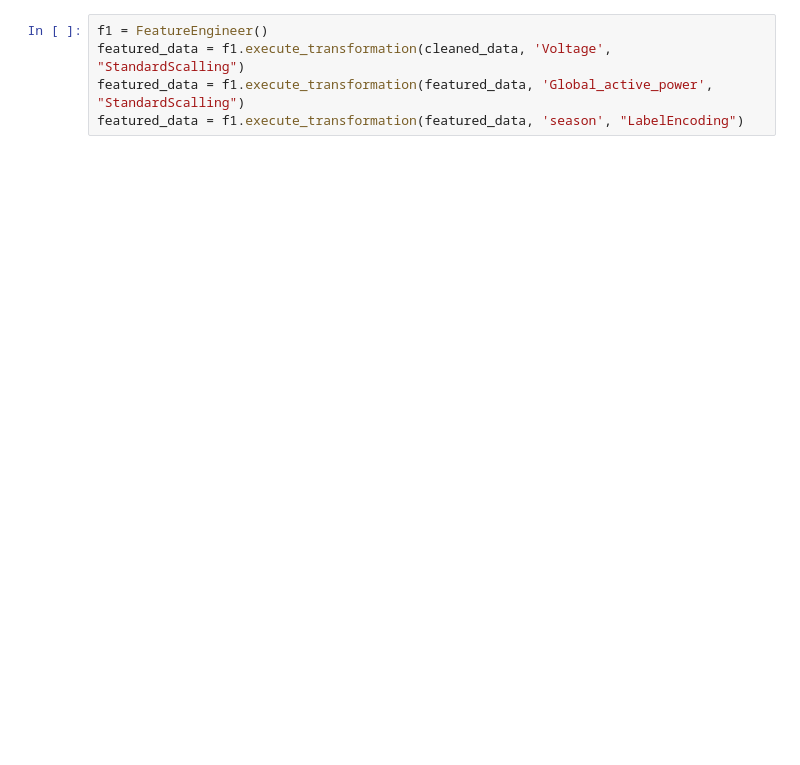
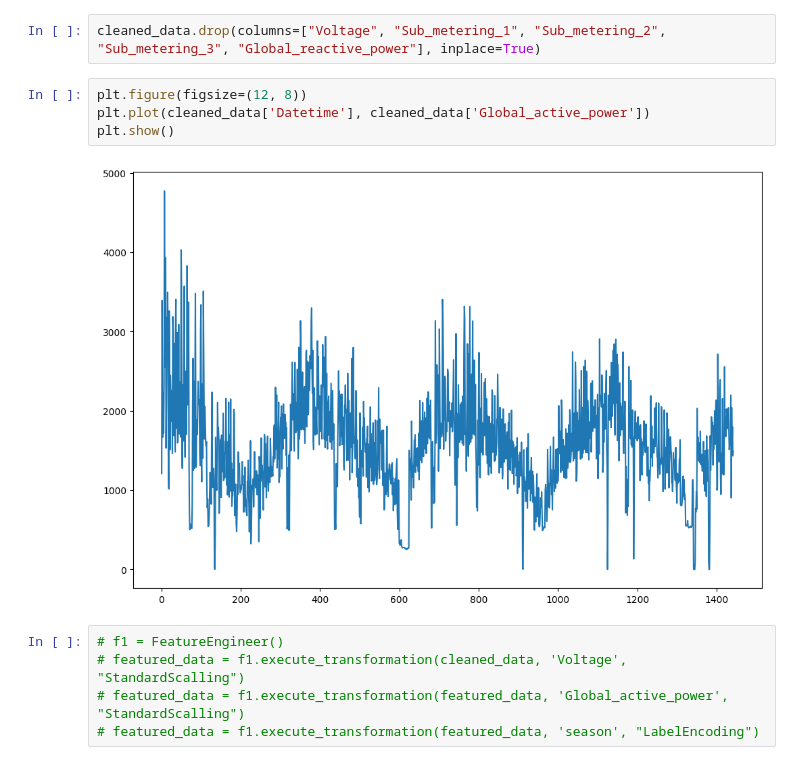
Before and after one commit to yuvraj-rathod-1202/Electricity_Consumption_Predictor, a Jupyter notebook: model_prep.ipynb, the cells around one changed output. Cells and saved outputs as stored; diff of their text form; blank space fills up the shorter version.

```diff
--- a/model_prep.ipynb
+++ b/model_prep.ipynb
@@ -64,6 +68,14 @@ cleaned_data
+# %%
+cleaned_data.drop(columns=["Voltage", "Sub_metering_1", "Sub_metering_2", "Sub_metering_3", "Global_reactive_power"], inplace=True)
+# %%
+plt.figure(figsize=(12, 8))
+plt.plot(cleaned_data['Datetime'], cleaned_data['Global_active_power'])
+plt.show()
+# %% [output]
+[figure, added]
 # %%
-f1 = FeatureEngineer()
-featured_data = f1.execute_transformation(cleaned_data, 'Voltage', "StandardScalling")
-featured_data = f1.execute_transformation(featured_data, 'Global_active_power', "StandardScalling")
-featured_data = f1.execute_transformation(featured_data, 'season', "LabelEncoding")
+# f1 = FeatureEngineer()
+# featured_data = f1.execute_transformation(cleaned_data, 'Voltage', "StandardScalling")
+# featured_data = f1.execute_transformation(featured_data, 'Global_active_power', "StandardScalling")
+# featured_data = f1.execute_transformation(featured_data, 'season', "LabelEncoding")
 # %%
```
Also changed, not shown: parts of 14 cells of this notebook, 1 other file.
